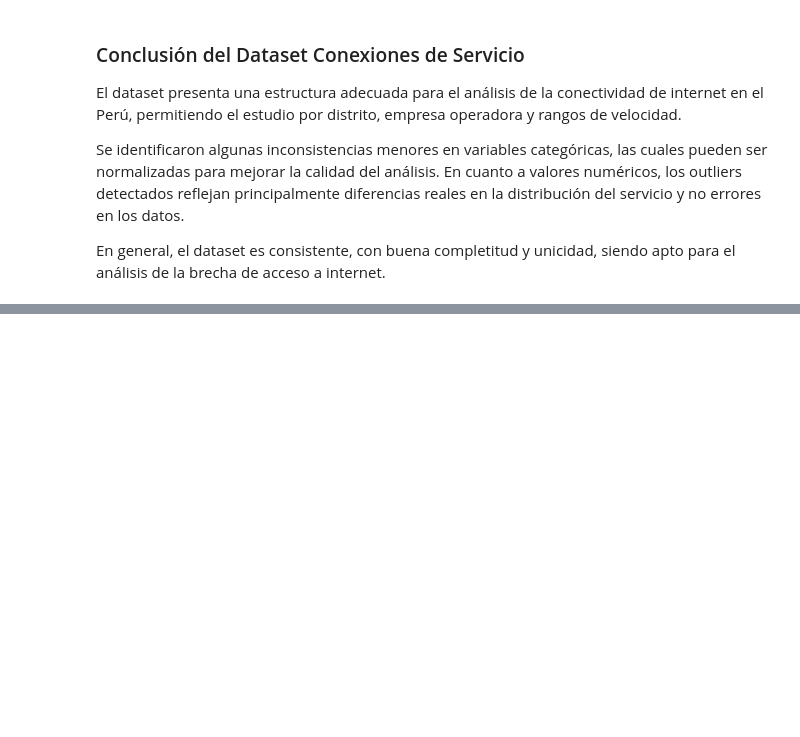
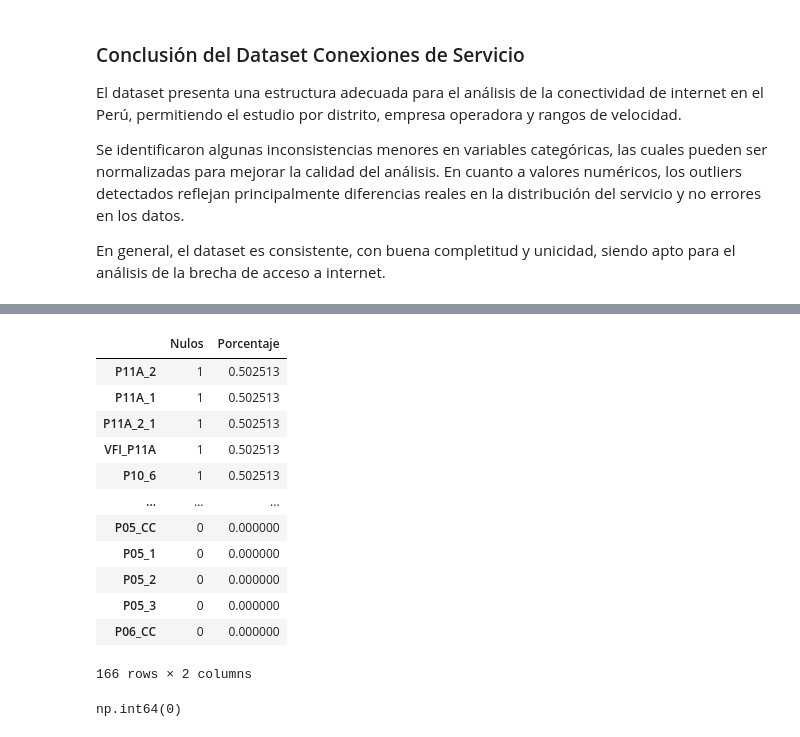
Before and after one commit to ElPalo708/An-lisis-de-la-Brecha-Digital-y-Acceso-a-TIC-en-el-Per-2023-2024, a Jupyter notebook: perfilado.ipynb, the cells around one changed output, grey strips where cells are left out. Drawn from its saved outputs; the diff is of its cells as text; code cells hidden in the pictures; blank space fills up the shorter version.

```diff
--- a/perfilado.ipynb
+++ b/perfilado.ipynb
@@ -1259,0 +1288,26 @@ En general, el dataset es consistente, con buena completitud y unicidad, siendo
+# %%
+nulos = df3.isnull().sum()
+porcentaje = (nulos / len(df3)) * 100
+
+pd.DataFrame({
+    "Nulos": nulos,
+    "Porcentaje": porcentaje
+}).sort_values(by="Porcentaje", ascending=False)
+# %% [output]
+|  | Nulos | Porcentaje |
+| P11A_2 | 1 | 0.502513 |
+| P11A_1 | 1 | 0.502513 |
+| P11A_2_1 | 1 | 0.502513 |
+| VFI_P11A | 1 | 0.502513 |
+| P10_6 | 1 | 0.502513 |
+| ... | ... | ... |
+| P05_CC | 0 | 0.000000 |
+| P05_1 | 0 | 0.000000 |
+| P05_2 | 0 | 0.000000 |
+| P05_3 | 0 | 0.000000 |
+| P06_CC | 0 | 0.000000 |
+166 rows × 2 columns
+# %%
+df3.duplicated().sum()
+# %% [output]
+np.int64(0)
```
Also changed, not shown: parts of 30 cells of this notebook.
